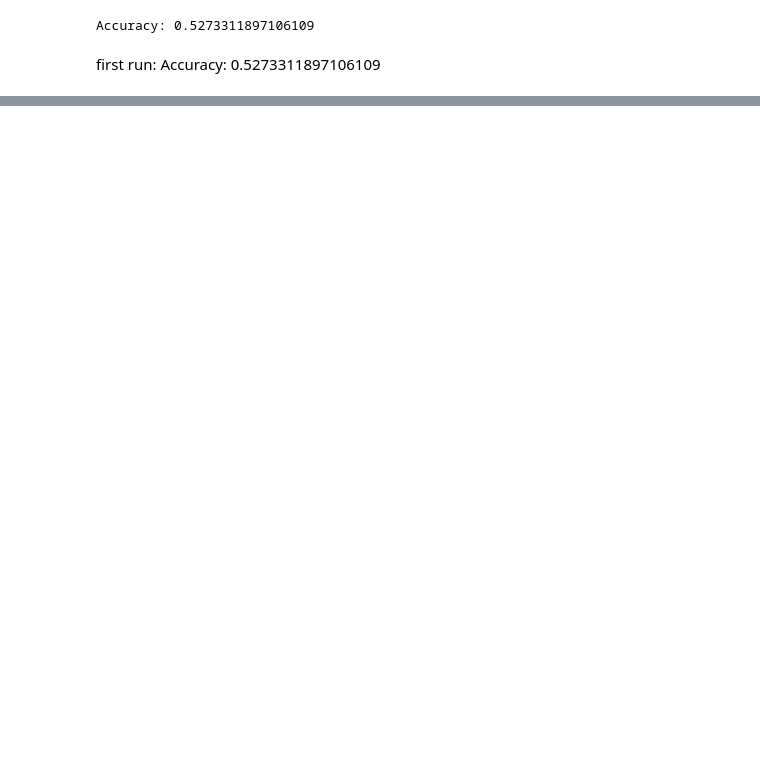
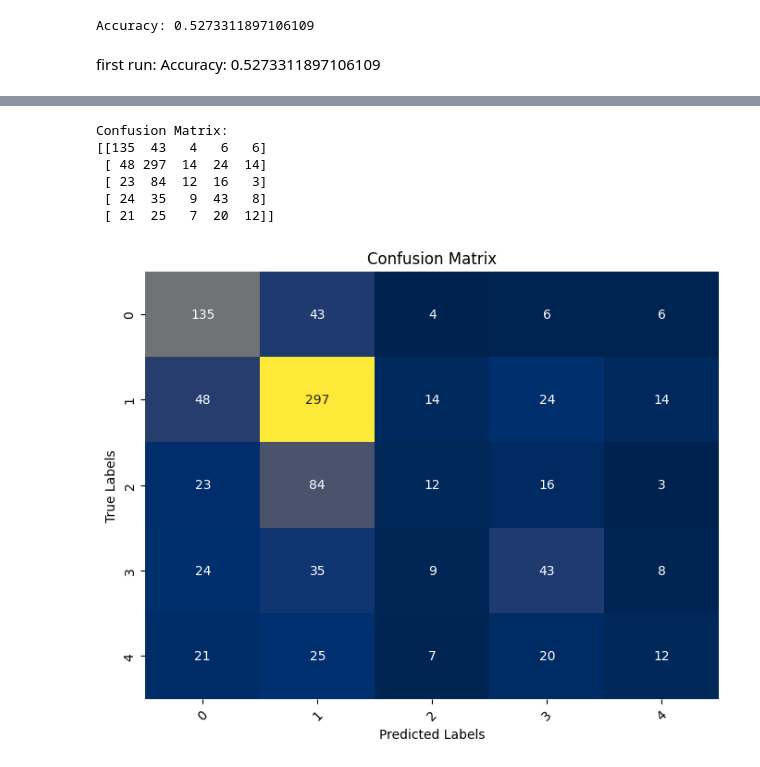
Before and after one commit to vrosenberg/HTCV-Sem, a Jupyter notebook: src/baseline.ipynb, the cells around one changed output, grey strips where cells are left out. Cells and saved outputs as stored; diff of their text form; code cells hidden in the pictures; blank space fills up the shorter version.

Commit message:
first 50 epoch run added

```diff
--- a/src/baseline.ipynb
+++ b/src/baseline.ipynb
@@ -175,6 +239,8 @@ Accuracy: 0.5273311897106109
 # %%
 # Train the model
-num_epochs = 100
+
+model.train()
+num_epochs = 50
 for epoch in range(num_epochs):
     running_loss = 0.0
     for images, labels in dataloader:
@@ -193,4 +259,4 @@ for epoch in range(num_epochs):
     print(f"Epoch {epoch+1}/{num_epochs}, Loss: {running_loss}")
 
 # Save the trained model
-torch.save(model.state_dict(), 'resnet_classifier_100epoch.pth')
+torch.save(model.state_dict(), 'resnet_classifier_50epoch.pth')
@@ -241,0 +281,45 @@ print(f"Accuracy: {accuracy}")
+# %%
+from sklearn.metrics import confusion_matrix
+import matplotlib.pyplot as plt
+import seaborn as sns
+model.eval()
+
+test_dataset = torchvision.datasets.ImageFolder(root=os.path.join("..","dataset","test"), transform=transform)
+
+# Create the test dataloader
+test_dataloader = torch.utils.data.DataLoader(test_dataset, batch_size=32, shuffle=False)
+
+
+device = torch.device("cuda" if torch.cuda.is_available() else "cpu")
+
+# Initialize the lists to store the true and predicted labels
+true_labels = []
+predicted_labels = []
+
+with torch.no_grad():
+    for images, labels in test_dataloader:
+        images = images.to(device)
+        labels = labels.to(device)
+
+        outputs = model(images)
+        _, predicted = torch.max(outputs.data, 1)
+
+        true_labels.extend(labels.cpu().numpy())
+        predicted_labels.extend(predicted.cpu().numpy())
+
+# Compute the confusion matrix
+confusion_mat = confusion_matrix(true_labels, predicted_labels)
+
+print("Confusion Matrix:")
+print(confusion_mat)
+
+# Get the class labels
+class_labels = test_dataset.classes
+# %% [output]
+Confusion Matrix:
+[[135  43   4   6   6]
+ [ 48 297  14  24  14]
+ [ 23  84  12  16   3]
+ [ 24  35   9  43   8]
+ [ 21  25   7  20  12]]
+[figure, added]
```
Also changed, not shown: parts of 7 cells of this notebook, 3 other files.
